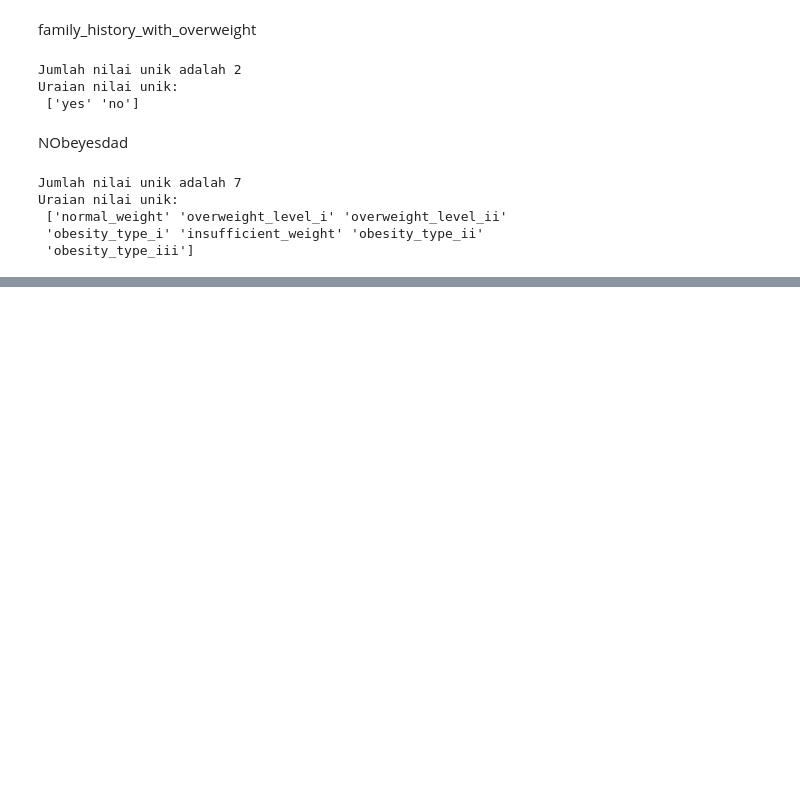
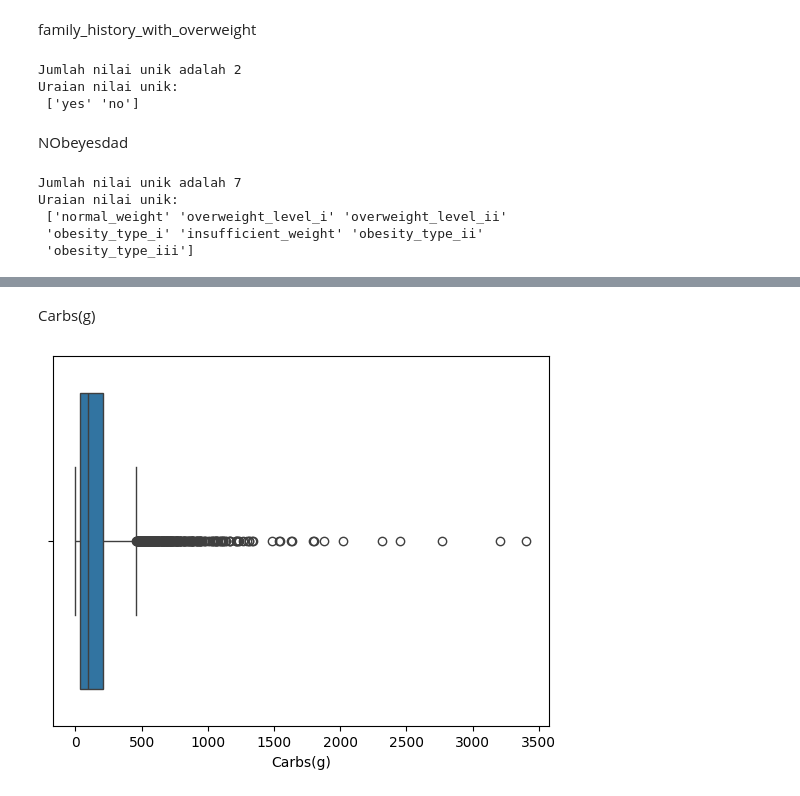
Before and after one commit to ishala/obesity-analysis-and-recommender-system, a Jupyter notebook: Submission 2/analisis.ipynb, the cells around one changed output, grey strips where cells are left out. Drawn from its saved outputs; the diff is of its cells as text; code cells hidden in the pictures; blank space fills up the shorter version.

```diff
--- a/Submission 2/analisis.ipynb
+++ b/Submission 2/analisis.ipynb
@@ -287,0 +454,7 @@ Uraian nilai unik:
+# %% [markdown]
+Carbs(g)
+# %%
+sns.boxplot(x=allDietsDf['Carbs(g)'])
+plt.savefig('assets/diet/carbs1.png')
+# %% [output]
+[figure, added]
```
Also changed, not shown: parts of 97 cells of this notebook, 14 other files.
